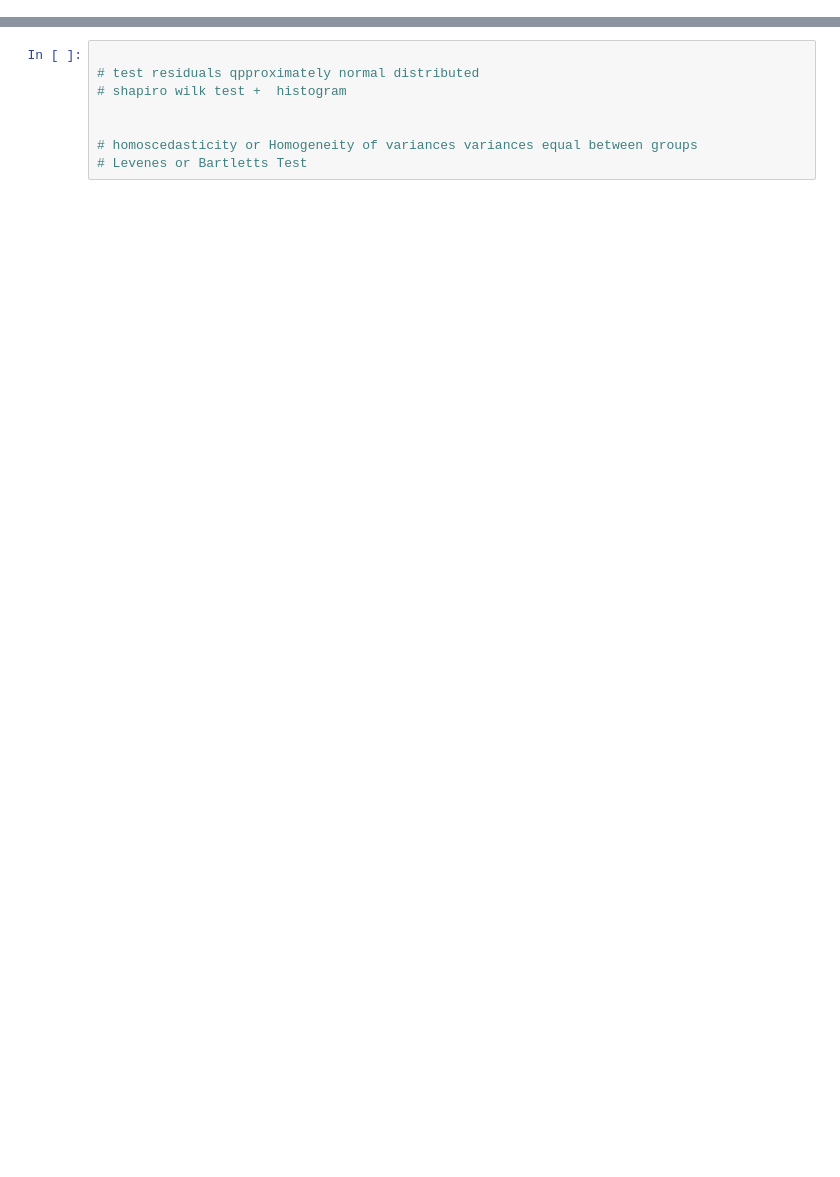
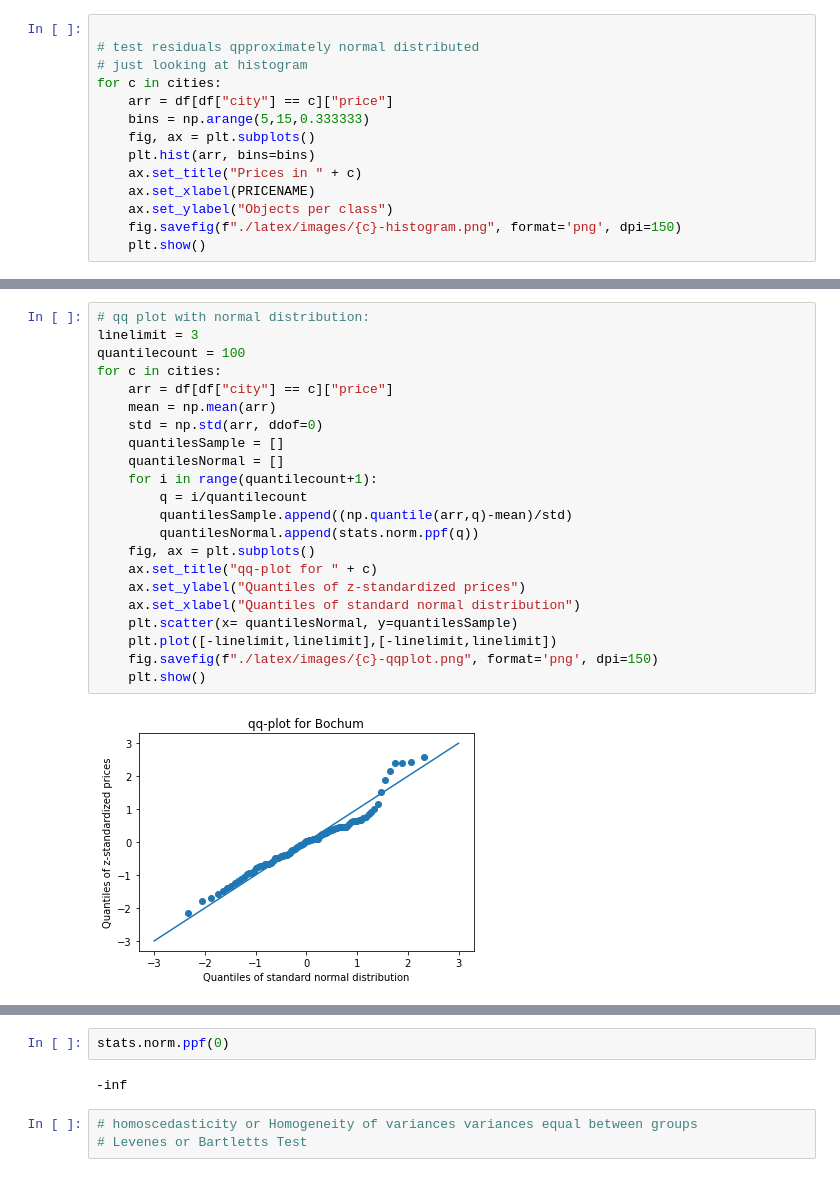
Before and after one commit to tadeohepperle/introductory-case-studies-project2, a Jupyter notebook: main.ipynb, the cells around one changed output, grey strips where cells are left out. Saved outputs shown, nothing was run; the diff lists cells and outputs as text; blank space fills up the shorter version.

Commit message:
qqplots

```diff
--- a/main.ipynb
+++ b/main.ipynb
@@ -53,0 +46,14 @@ Essen     50        50
+# %%
+
+# test residuals qpproximately normal distributed
+# just looking at histogram
+for c in cities:
+    arr = df[df["city"] == c]["price"]
+    bins = np.arange(5,15,0.333333)
+    fig, ax = plt.subplots()
+    plt.hist(arr, bins=bins)
+    ax.set_title("Prices in " + c)
+    ax.set_xlabel(PRICENAME)
+    ax.set_ylabel("Objects per class")
+    fig.savefig(f"./latex/images/{c}-histogram.png", format='png', dpi=150)
+    plt.show()
@@ -53,0 +65,24 @@ Essen     50        50
+# %%
+# qq plot with normal distribution:
+linelimit = 3
+quantilecount = 100
+for c in cities:
+    arr = df[df["city"] == c]["price"]
+    mean = np.mean(arr)
+    std = np.std(arr, ddof=0)
+    quantilesSample = []
+    quantilesNormal = []
+    for i in range(quantilecount+1):
+        q = i/quantilecount
+        quantilesSample.append((np.quantile(arr,q)-mean)/std)
+        quantilesNormal.append(stats.norm.ppf(q))
+    fig, ax = plt.subplots()
+    ax.set_title("qq-plot for " + c)
+    ax.set_ylabel("Quantiles of z-standardized prices")
+    ax.set_xlabel("Quantiles of standard normal distribution")
+    plt.scatter(x= quantilesNormal, y=quantilesSample)
+    plt.plot([-linelimit,linelimit],[-linelimit,linelimit])
+    fig.savefig(f"./latex/images/{c}-qqplot.png", format='png', dpi=150)
+    plt.show()
+# %% [output]
+[figure, added]
@@ -54,9 +92,8 @@ Essen     50        50
+# %%
+stats.norm.ppf(0)
+# %% [output]
+-inf
 # %%
-
-# test residuals qpproximately normal distributed
-# shapiro wilk test +  histogram
-
-
 # homoscedasticity or Homogeneity of variances variances equal between groups
 # Levenes or Bartletts Test
 # %%
```
Also changed, not shown: parts of 7 cells of this notebook, 8 other files.
